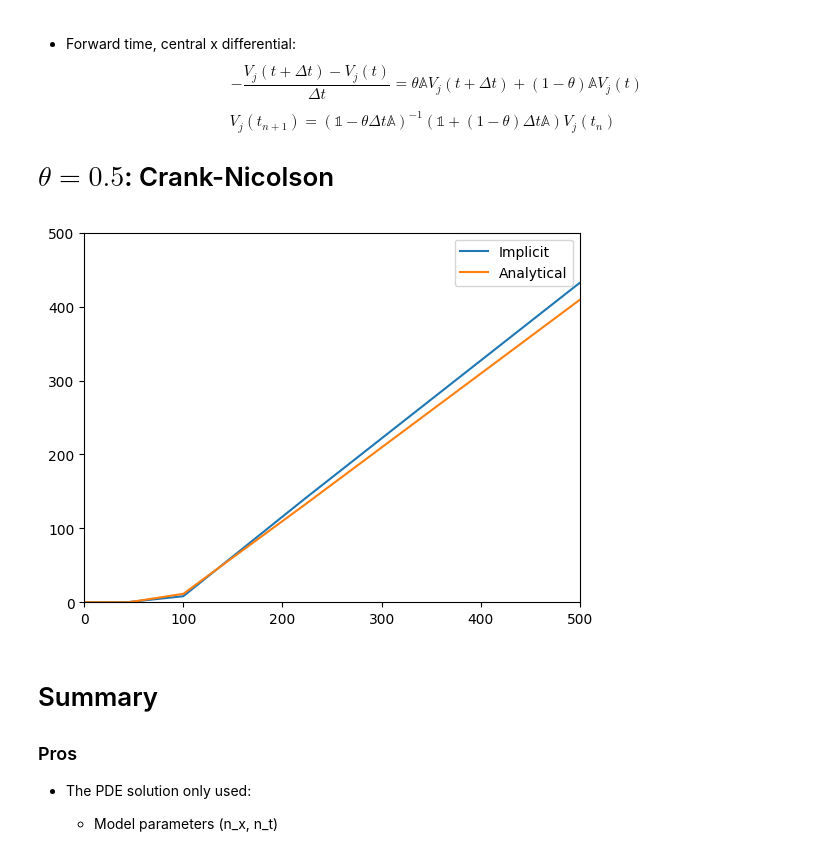
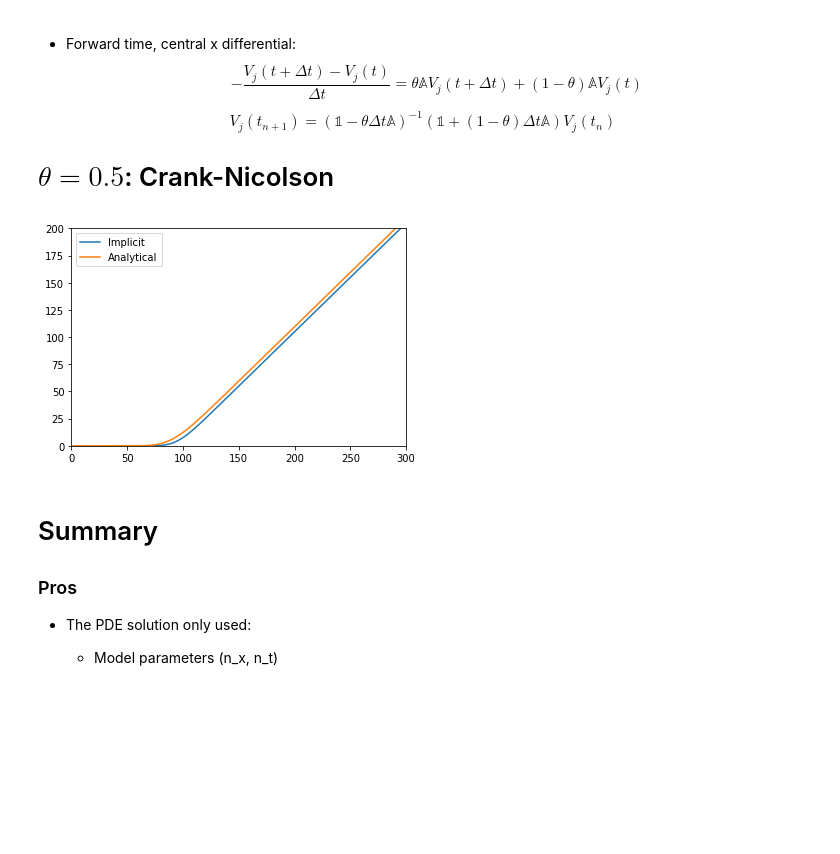
Before and after one commit to QuantCourseBP/QuantCourseBP, a Jupyter notebook: Lectures/05_Finite_method_intro/Finite_difference_method_intro_SOLUTION.ipynb, the cells around one changed output. Cells and saved outputs as stored; diff of their text form; code cells hidden in the pictures; blank space fills up the shorter version.

```diff
--- a/Lectures/05_Finite_method_intro/Finite_difference_method_intro_SOLUTION.ipynb
+++ b/Lectures/05_Finite_method_intro/Finite_difference_method_intro_SOLUTION.ipynb
@@ -381,7 +393,7 @@ Where:
 
 def get_d1(n):
     #First and last rows are incorrect, but they are given by boundary condition
-    return np.diag(np.ones(n-1), 1)-np.diag(np.ones(n-1), -1)
+    return 0.5*(np.diag(np.ones(n-1), 1)-np.diag(np.ones(n-1), -1))
 
 def get_d2(n):
     #First and last rows are incorrect, but they are given by boundary condition
@@ -393,5 +405,5 @@ def get_a(n, dx, r, sig):
     d2 = 0.5*sig**2./dx**2. * get_d2(n)
     return d+d1+d2
 
-get_d1(5),"", get_d2(5), "", get_a(5, 0.1, 0.05, 0.2)
+get_d1(5),"", get_d2(5), "", get_a(5, 0.8, 0.05, 0.0)
 # %% [output]
@@ -436,7 +448,7 @@ T = 2.
 
 # Market data
 R = 0.05
-SIGMA = 0.1
+SIGMA = 0.12
 
 """The pricing function of European call option"""
 def black_scholes_eur_call(S0, time_to_mat):
@@ -455,7 +467,7 @@ def call_boundary(grid: np.array, dx: float, dt: float):
     nx, nt = grid.shape
     grid[0, :]  = 0.
     grid[-1, :] = K*(np.exp(x_max) - np.exp(-R*(T-np.linspace(0.,T, nt))) )
-    grid[:,-1] = (np.exp(np.maximum(np.array([0]*nx), np.linspace(x_min, x_max, nx)))-1.0)*K
+    grid[:,-1] = np.exp(np.maximum(np.array([0]*nx), np.linspace(x_min, x_max, nx)))*K-K
 
     return grid
 
@@ -538,7 +585,7 @@ def create_and_run_implicit_BS(n_x, n_t):
 
     return implicit_grid
 # %%
-n_x, n_t = 11, 5
+n_x, n_t = 111, 111
 implicit_solution = create_and_run_implicit_BS(n_x,n_t)
 Spots = np.exp(np.linspace(x_min, x_max, n_x))*K
 implicit_solution, Spots
@@ -578,19 +625,19 @@ def create_and_run_CN_BS(n_x, n_t):
 
     return cn_grid
 # %%
-n_x, n_t = 11, 5
+n_x, n_t = 111, 111
 cn_solution = create_and_run_CN_BS(n_x,n_t)
 Spots = np.exp(np.linspace(x_min, x_max, n_x))*K
 cn_solution, Spots
 
 plt.plot(Spots, cn_solution[:,0], label="Implicit")
 plt.plot(Spots, black_scholes_eur_call(Spots, T), label="Analytical")
-plt.xlim(0, 5*K)
-plt.ylim(0,5*K)
+plt.xlim(0, 3*K)
+plt.ylim(0,2*K)
 plt.legend()
 plt.show()
 # %% [output]
-[figure, old version]
+[figure, new version]
 # %% [markdown]
 # Summary
 ### Pros
```
Also changed, not shown: parts of 27 cells of this notebook.
